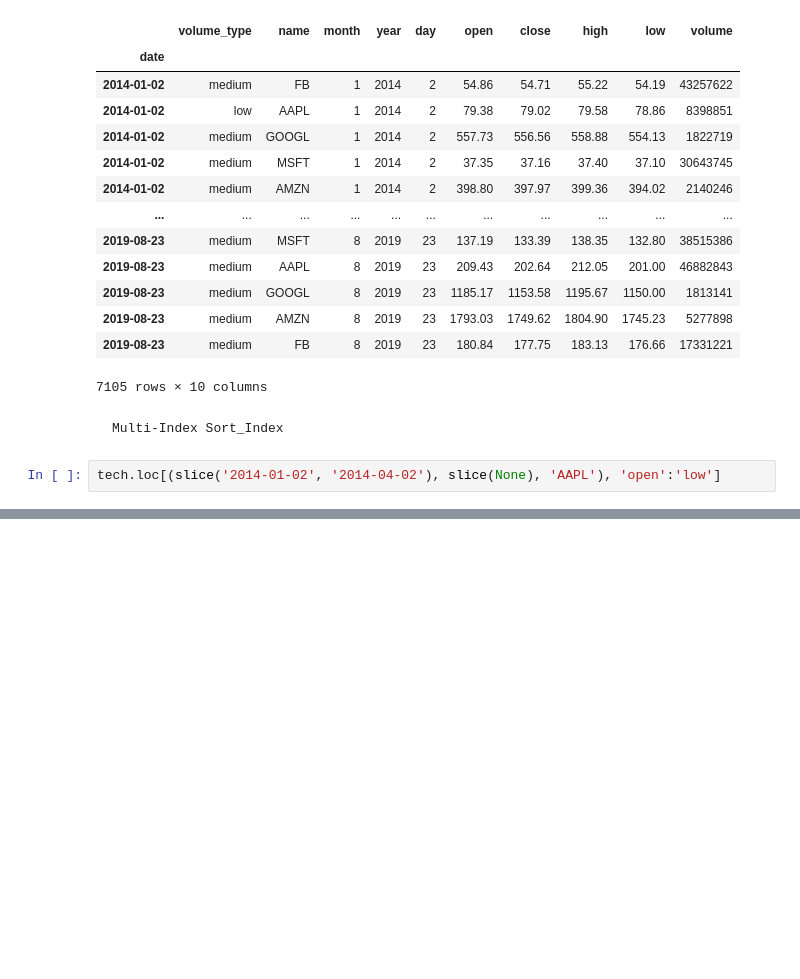
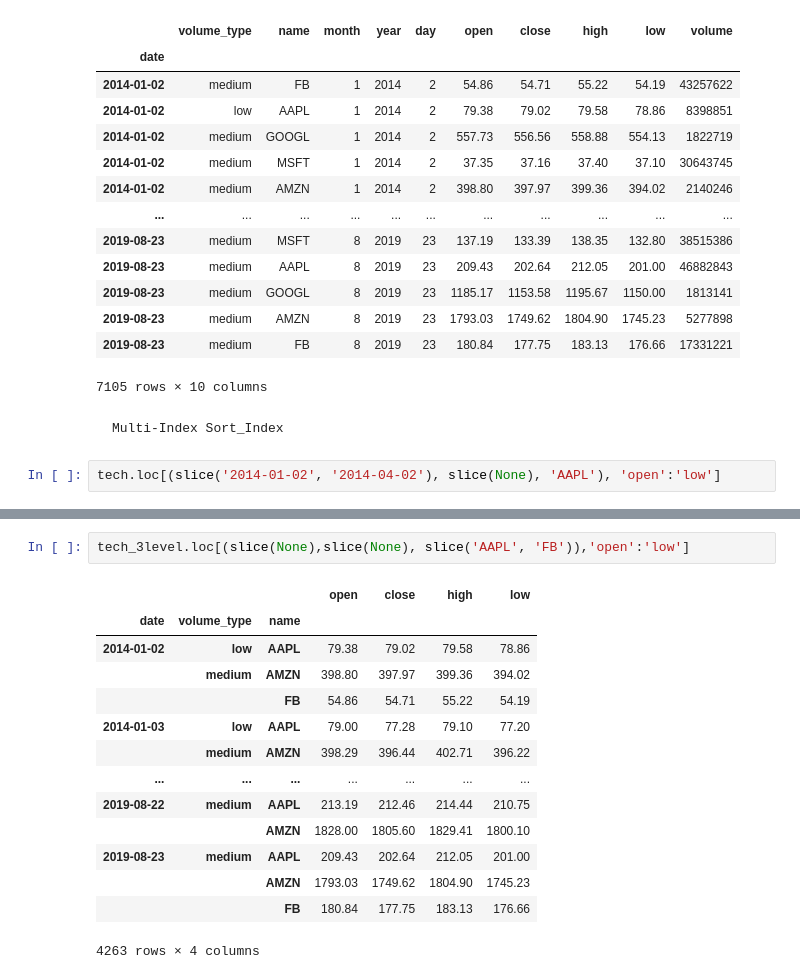
Before and after one commit to Narula901/Python-Library, a Jupyter notebook: Pandas/Practice Problems/Practice Problem - Going MultiDimensional - 2.ipynb, the cells around one changed output, grey strips where cells are left out. Saved outputs shown, nothing was run; the diff lists cells and outputs as text; blank space fills up the shorter version.

```diff
--- a/Pandas/Practice Problems/Practice Problem - Going MultiDimensional - 2.ipynb
+++ b/Pandas/Practice Problems/Practice Problem - Going MultiDimensional - 2.ipynb
@@ -695,0 +732,17 @@ IndexError: list index out of range
+# %%
+tech_3level.loc[(slice(None),slice(None), slice('AAPL', 'FB')),'open':'low']
+# %% [output]
+|  |  |  | open | close | high | low |
+| date | volume_type | name |  |  |  |  |
+| 2014-01-02 | low | AAPL | 79.38 | 79.02 | 79.58 | 78.86 |
+|  | medium | AMZN | 398.80 | 397.97 | 399.36 | 394.02 |
+|  |  | FB | 54.86 | 54.71 | 55.22 | 54.19 |
+| 2014-01-03 | low | AAPL | 79.00 | 77.28 | 79.10 | 77.20 |
+|  | medium | AMZN | 398.29 | 396.44 | 402.71 | 396.22 |
+| ... | ... | ... | ... | ... | ... | ... |
+| 2019-08-22 | medium | AAPL | 213.19 | 212.46 | 214.44 | 210.75 |
+|  |  | AMZN | 1828.00 | 1805.60 | 1829.41 | 1800.10 |
+| 2019-08-23 | medium | AAPL | 209.43 | 202.64 | 212.05 | 201.00 |
+|  |  | AMZN | 1793.03 | 1749.62 | 1804.90 | 1745.23 |
+|  |  | FB | 180.84 | 177.75 | 183.13 | 176.66 |
+4263 rows × 4 columns
```
Also changed, not shown: parts of 8 cells of this notebook.
